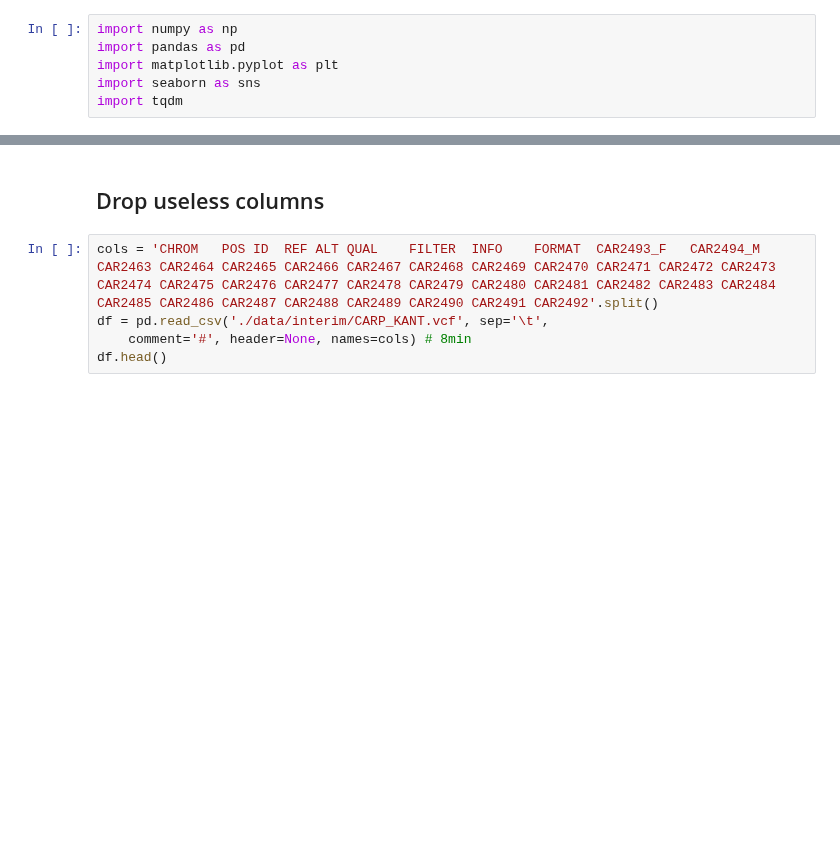
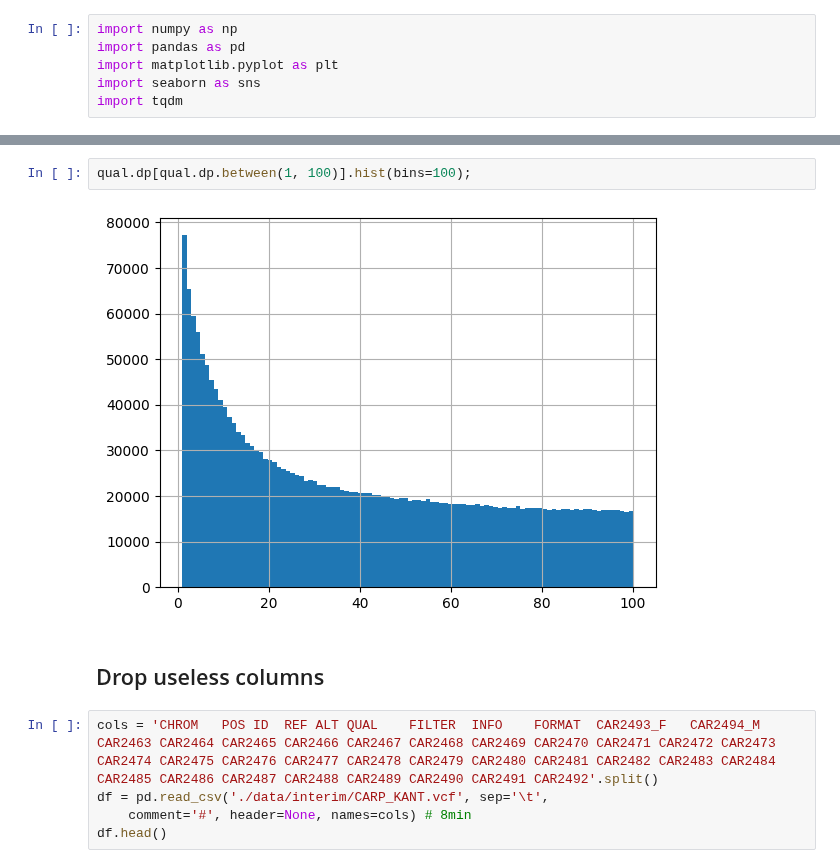
Before and after one commit to mitoclub/AquaSelection, a Jupyter notebook: intersect.ipynb, the cells around one changed output, grey strips where cells are left out. Cells and saved outputs as stored; diff of their text form; blank space fills up the shorter version.

```diff
--- a/intersect.ipynb
+++ b/intersect.ipynb
@@ -7,3 +37,7 @@ import tqdm
+# %%
+qual.dp[qual.dp.between(1, 100)].hist(bins=100);
+# %% [output]
+[figure, added]
 # %% [markdown]
 ## Drop useless columns
 # %%
```
Also changed, not shown: parts of 8 cells of this notebook, 3 other files.
